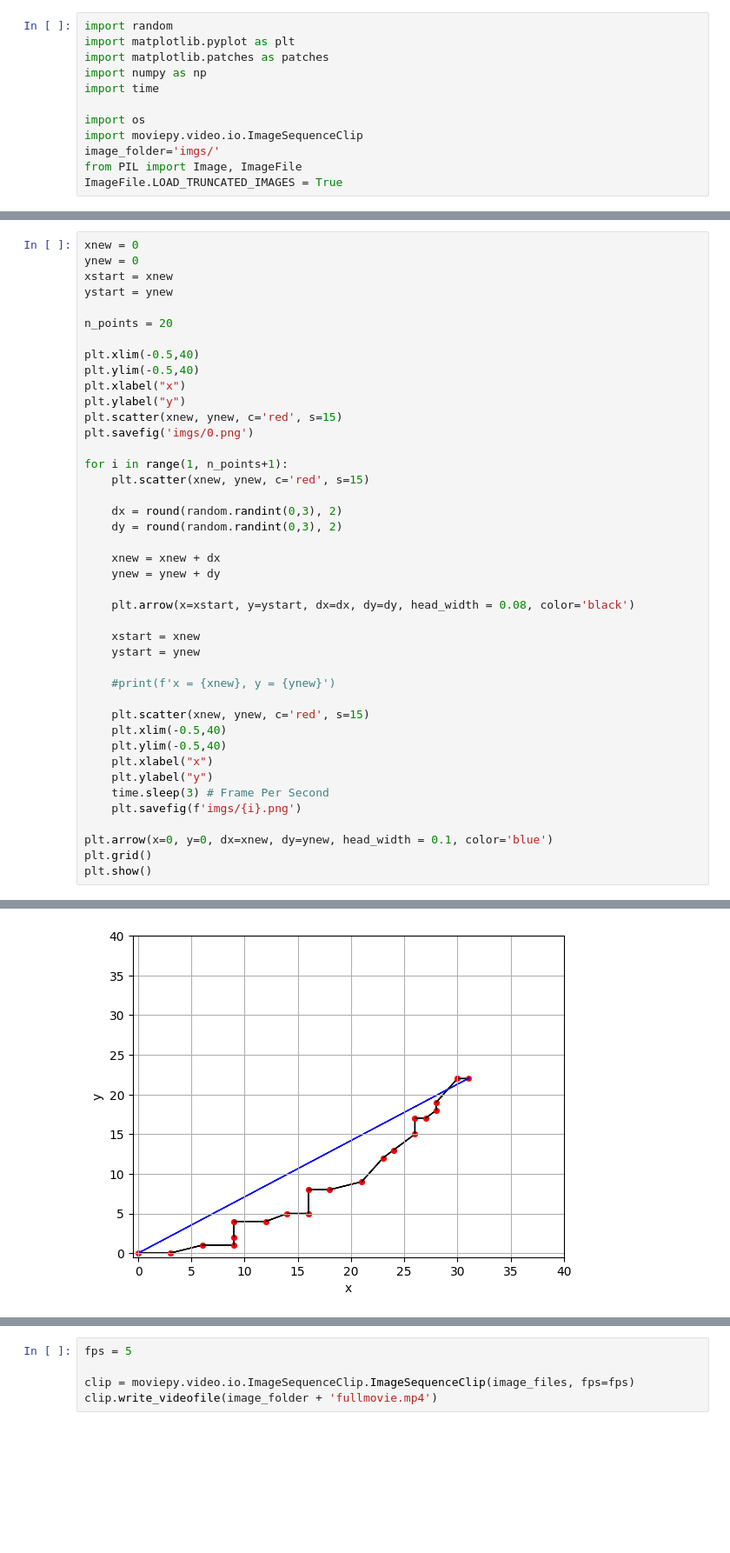
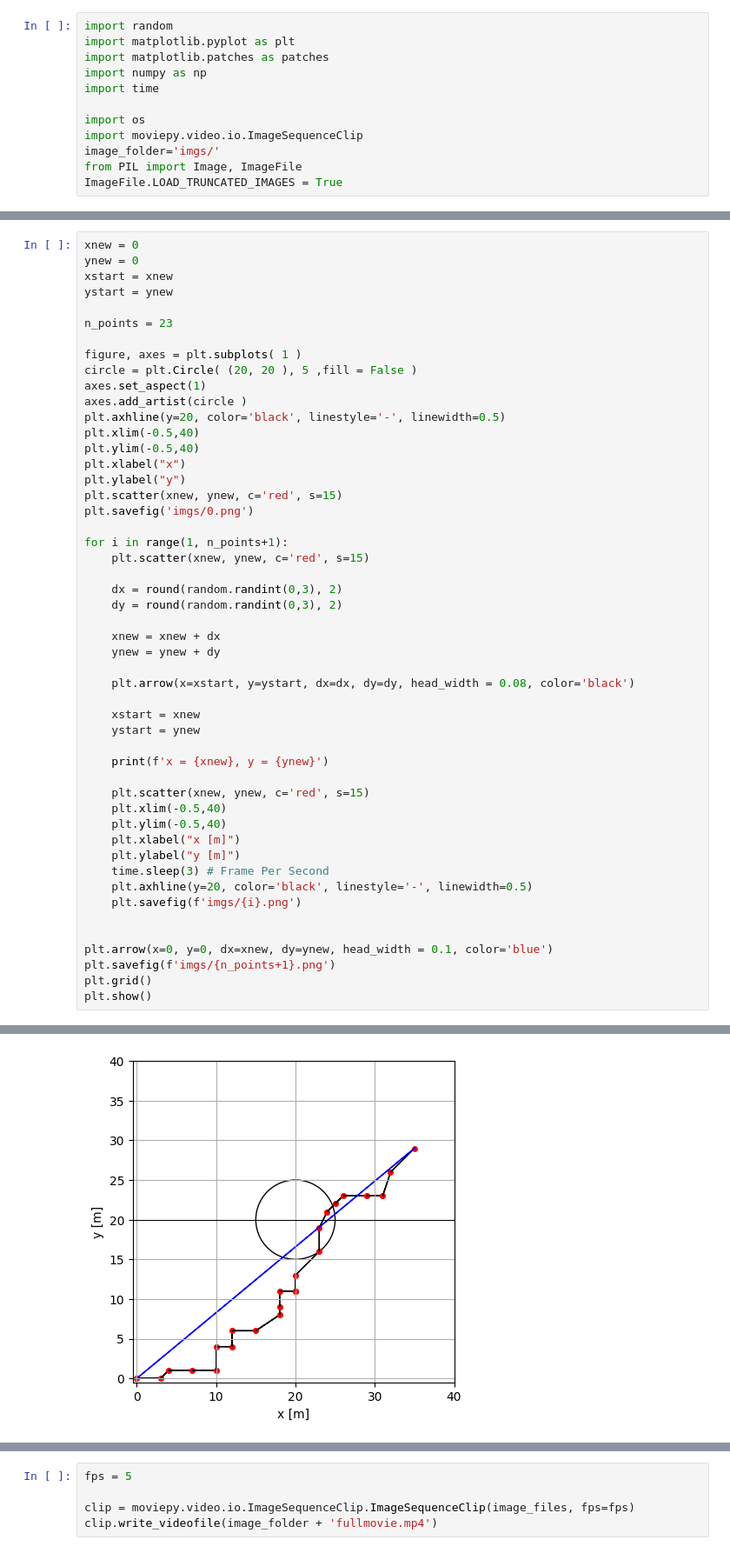
Before and after one commit to andvsilva/programming_school, a Jupyter notebook: physicsIF_3A/if.ipynb, the cells around one changed output, grey strips where cells are left out. Shown at 87% size. Drawn from its saved outputs; the diff is of its cells as text; blank space fills up the shorter version.

```diff
--- a/physicsIF_3A/if.ipynb
+++ b/physicsIF_3A/if.ipynb
@@ -43,8 +43,13 @@ ynew = 0
 xstart = xnew
 ystart = ynew
 
-n_points = 20
+n_points = 23
 
+figure, axes = plt.subplots( 1 )
+circle = plt.Circle( (20, 20 ), 5 ,fill = False )
+axes.set_aspect(1)
+axes.add_artist(circle )
+plt.axhline(y=20, color='black', linestyle='-', linewidth=0.5)
 plt.xlim(-0.5,40)
 plt.ylim(-0.5,40)
 plt.xlabel("x")
@@ -66,17 +71,20 @@ for i in range(1, n_points+1):
     xstart = xnew
     ystart = ynew
 
-    #print(f'x = {xnew}, y = {ynew}')
+    print(f'x = {xnew}, y = {ynew}')
 
     plt.scatter(xnew, ynew, c='red', s=15)
     plt.xlim(-0.5,40)
     plt.ylim(-0.5,40)
-    plt.xlabel("x")
-    plt.ylabel("y")
+    plt.xlabel("x [m]")
+    plt.ylabel("y [m]")
     time.sleep(3) # Frame Per Second
+    plt.axhline(y=20, color='black', linestyle='-', linewidth=0.5)
     plt.savefig(f'imgs/{i}.png')
 
+
 plt.arrow(x=0, y=0, dx=xnew, dy=ynew, head_width = 0.1, color='blue')
+plt.savefig(f'imgs/{n_points+1}.png')
 plt.grid()
 plt.show()
 # %% [output]
@@ -83,4 +108,4 @@ plt.show()
-[figure, old version]
+[figure, new version]
 # %%
 image_files = []
 
```
Also changed, not shown: parts of 3 cells of this notebook, 1 other file.
